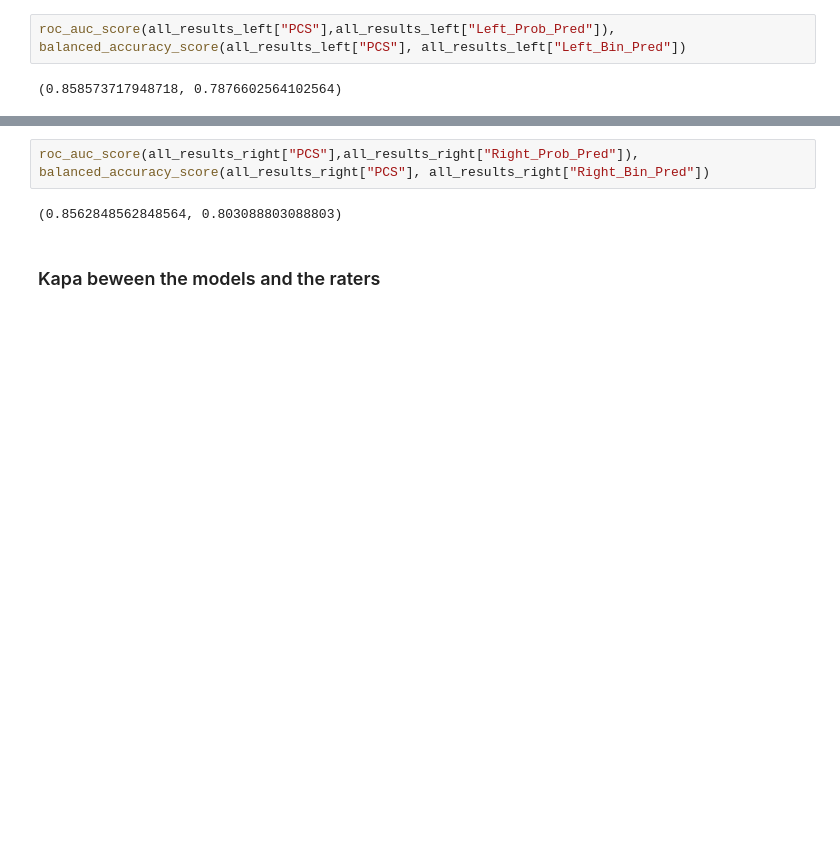
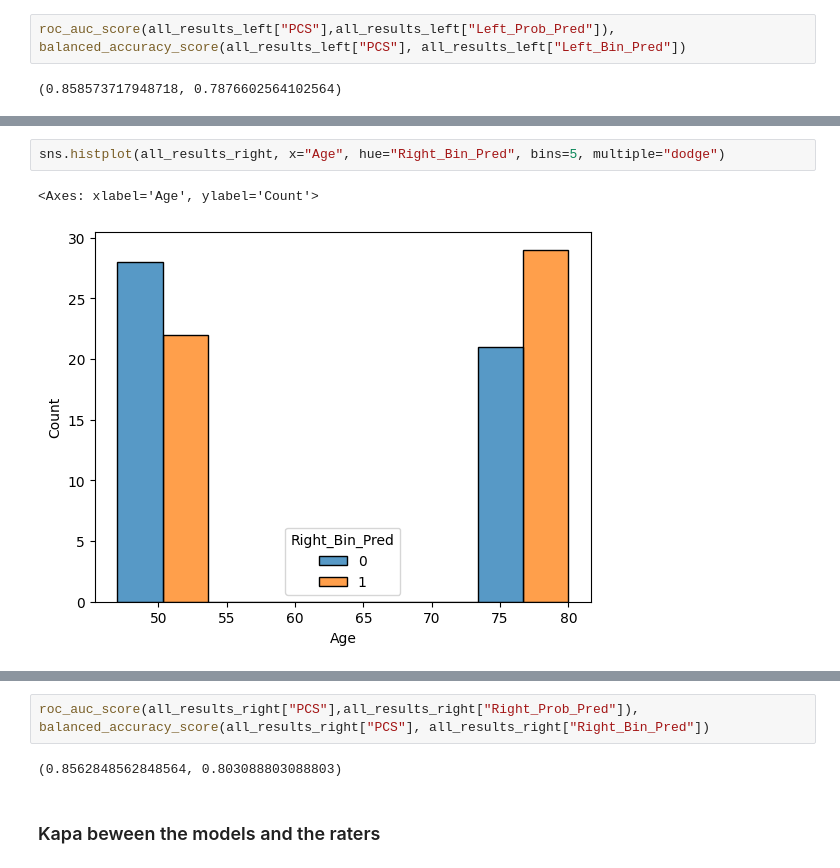
Before and after one commit to neurospin-projects/2024_adufournet_sulcus_genetics, a Jupyter notebook: notebooks/Labellisation/inter_raters_var.ipynb, the cells around one changed output, grey strips where cells are left out. Saved outputs shown, nothing was run; the diff lists cells and outputs as text; blank space fills up the shorter version.

```diff
--- a/notebooks/Labellisation/inter_raters_var.ipynb
+++ b/notebooks/Labellisation/inter_raters_var.ipynb
@@ -276,0 +289,5 @@ all_results_right
+# %%
+sns.histplot(all_results_right, x="Age", hue="Right_Bin_Pred", bins=5, multiple="dodge")
+# %% [output]
+<Axes: xlabel='Age', ylabel='Count'>
+[figure, added]
```
Also changed, not shown: parts of 12 cells of this notebook, 1 other file.
